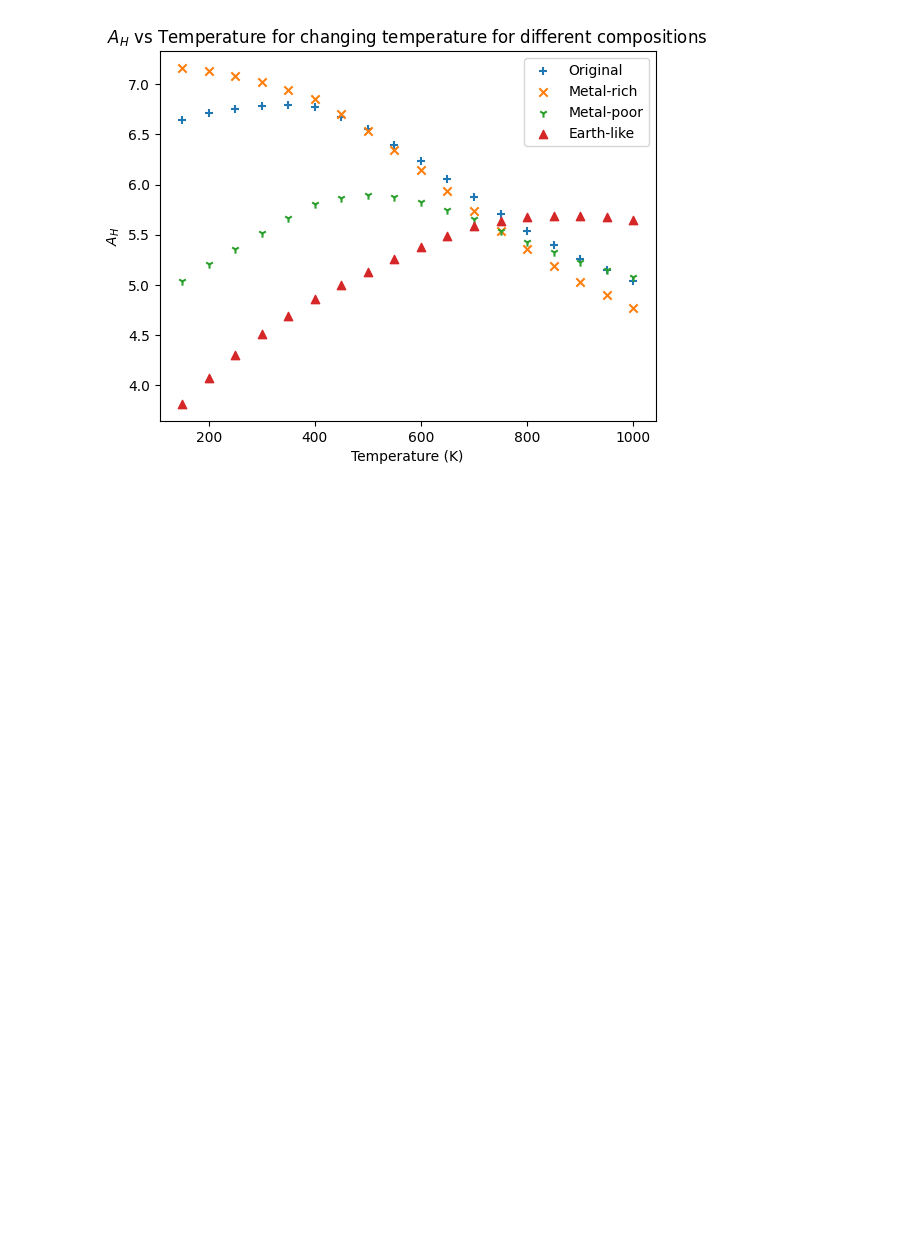
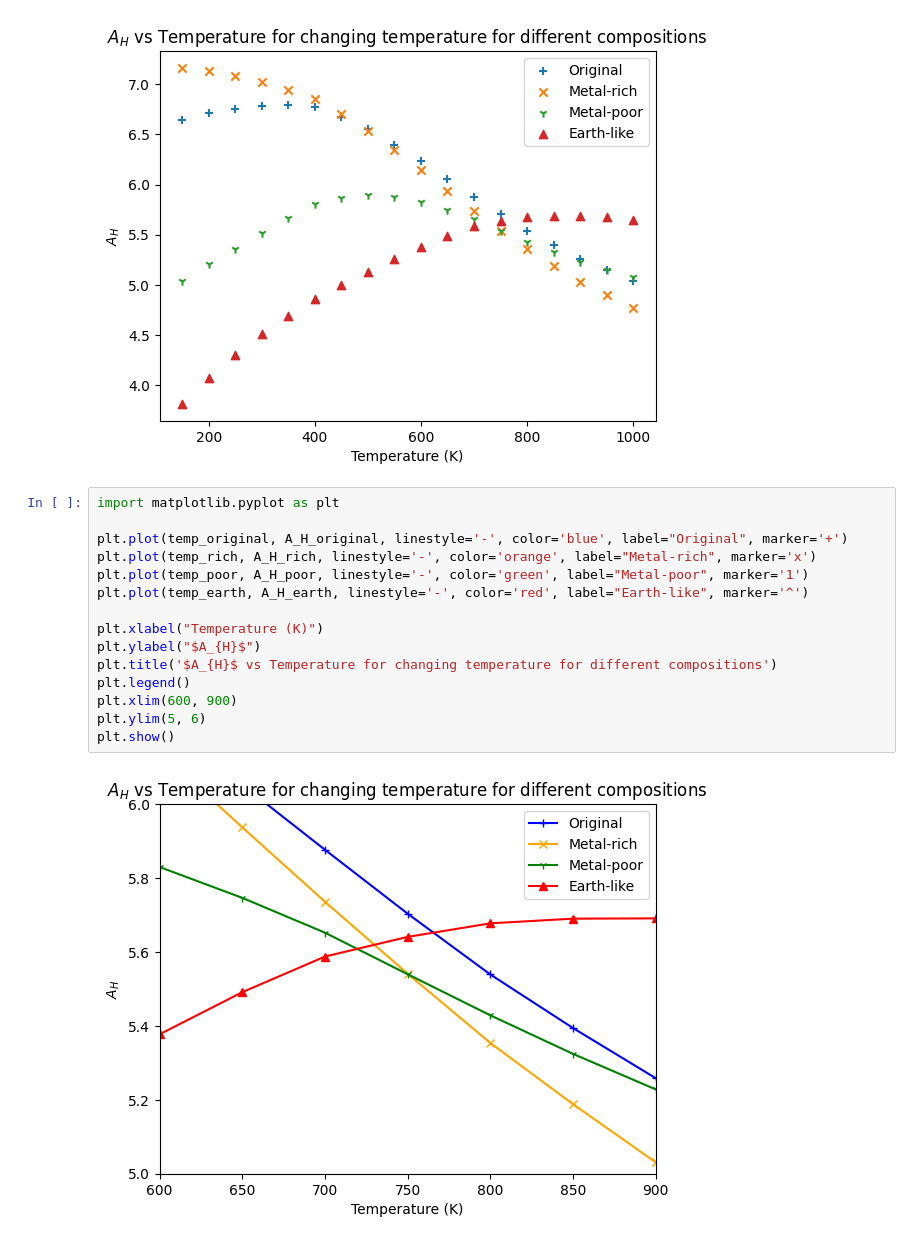
Before and after one commit to JackDavidMaher/Group-Studies---Exoplanets, a Jupyter notebook: Notebooks/Evelyn2.ipynb, the cells around one changed output. Drawn from its saved outputs; the diff is of its cells as text; blank space fills up the shorter version.

Commit message:
new graphs

```diff
--- a/Notebooks/Evelyn2.ipynb
+++ b/Notebooks/Evelyn2.ipynb
@@ -1387,3 +1387,20 @@ plt.legend()
 plt.show()
 # %% [output]
 [figure]
+# %%
+import matplotlib.pyplot as plt
+
+plt.plot(temp_original, A_H_original, linestyle='-', color='blue', label="Original", marker='+')
+plt.plot(temp_rich, A_H_rich, linestyle='-', color='orange', label="Metal-rich", marker='x')
+plt.plot(temp_poor, A_H_poor, linestyle='-', color='green', label="Metal-poor", marker='1')
+plt.plot(temp_earth, A_H_earth, linestyle='-', color='red', label="Earth-like", marker='^')
+
+plt.xlabel("Temperature (K)")
+plt.ylabel("$A_{H}$")
+plt.title('$A_{H}$ vs Temperature for changing temperature for different compositions')
+plt.legend()
+plt.xlim(600, 900)
+plt.ylim(5, 6)
+plt.show()
+# %% [output]
+[figure, added]
```
